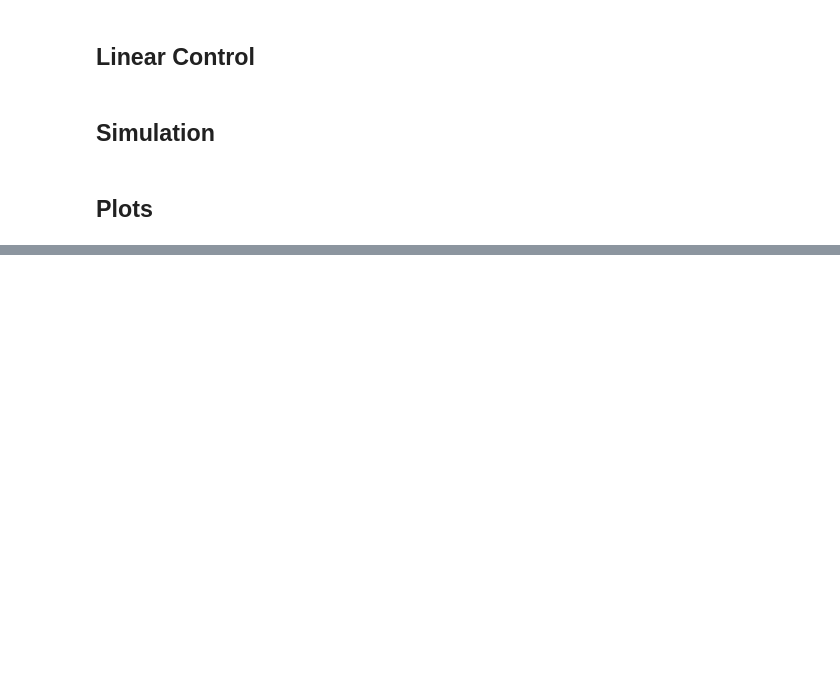
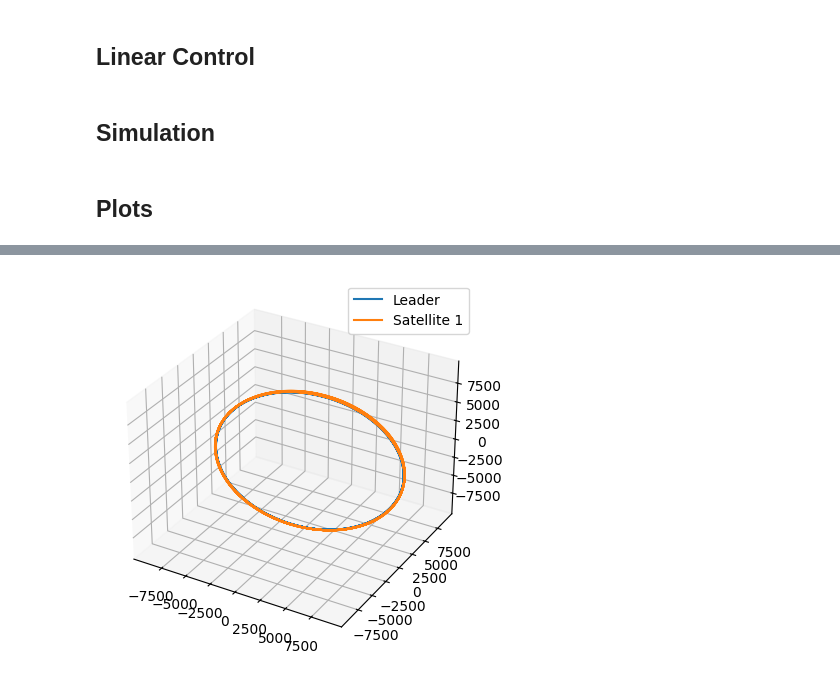
Before and after one commit to mateus-msb/orbital-mechanics, a Jupyter notebook: python/main.ipynb, the cells around one changed output, grey strips where cells are left out. Saved outputs shown, nothing was run; the diff lists cells and outputs as text; code cells hidden in the pictures; blank space fills up the shorter version.

```diff
--- a/python/main.ipynb
+++ b/python/main.ipynb
@@ -123,0 +112,4 @@ max(alt)
+# %%
+plot3d(satellites,times)
+# %% [output]
+[figure, added]
```
Also changed, not shown: parts of 9 cells of this notebook, 1 other file.
